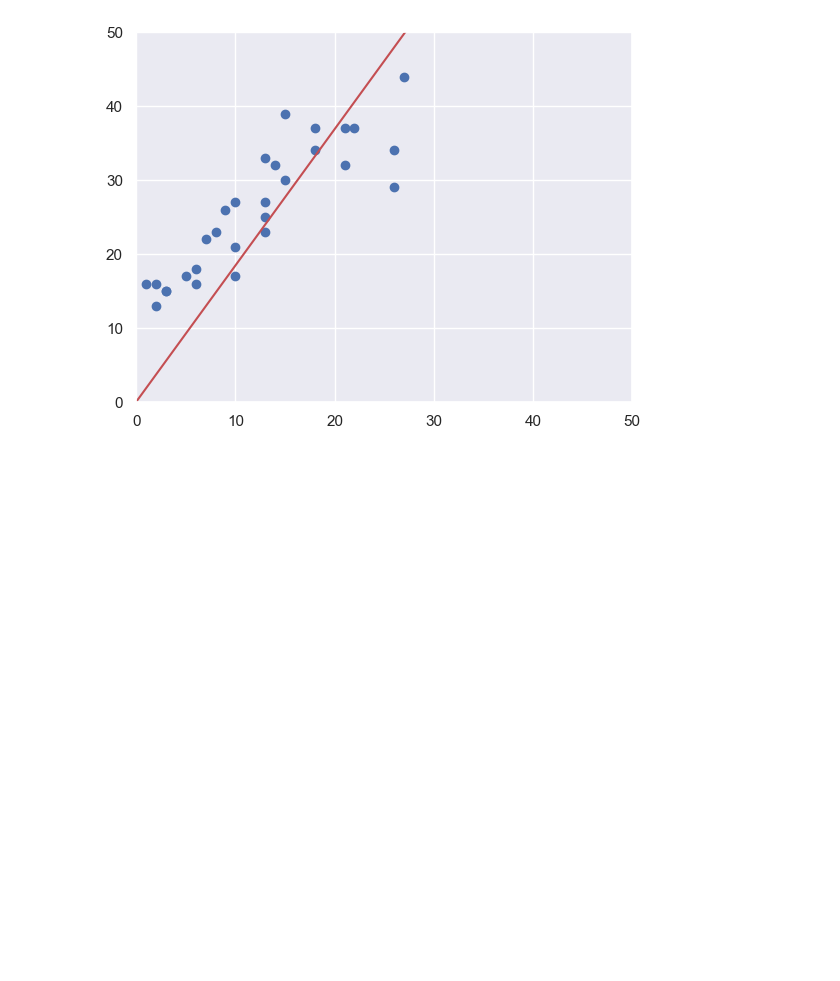
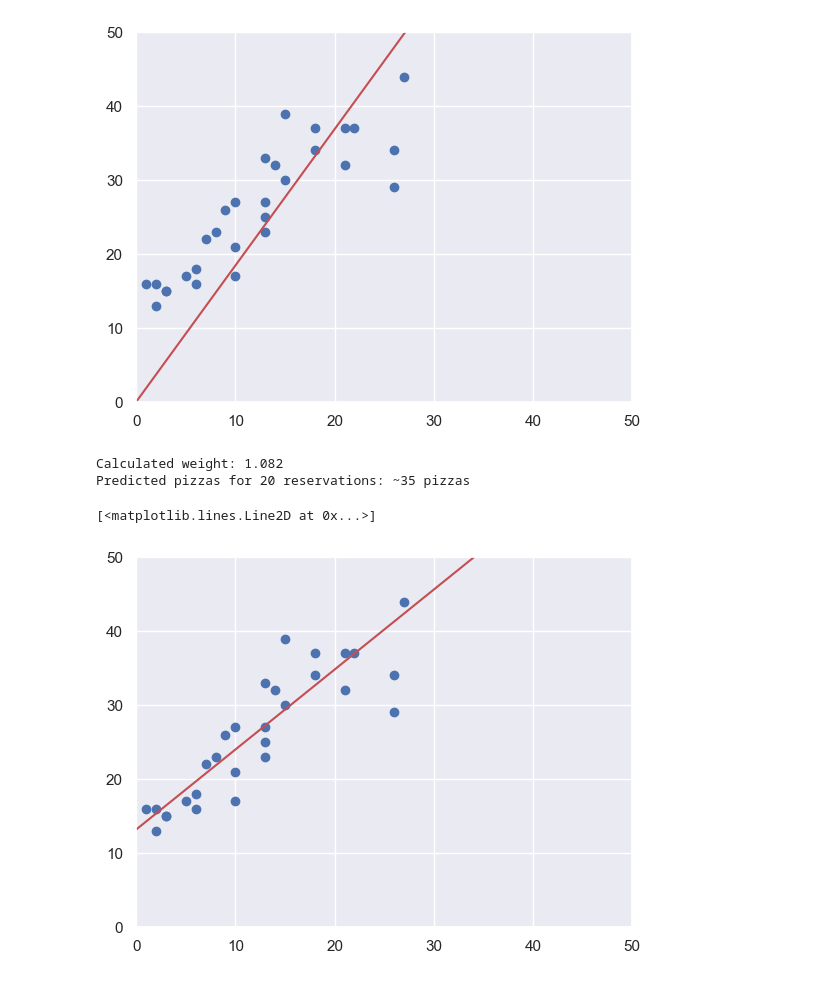
Before and after one commit to gcmoony/learning-ml, a Jupyter notebook: sandbox.ipynb, the cells around one changed output. Cells and saved outputs as stored; diff of their text form; code cells hidden in the pictures; blank space fills up the shorter version.

Commit message:
Added ability to update both weight and bias

```diff
--- a/sandbox.ipynb
+++ b/sandbox.ipynb
@@ -146,3 +146,59 @@ Calculated weight: 1.844
 Predicted pizzas for 20 reservations: ~37 pizzas
 [<matplotlib.lines.Line2D at 0x...>]
 [figure]
+# %%
+'''
+Let's start talking about bias.
+
+We're basically adding a y intercept to our function. The formula looks like:
+y-hat = x * w + b
+
+Where b is called "bias"
+We'll update the old functions as new ones
+'''
+
+def predict_bias(X, w, b):
+  return X * w + b
+
+def loss_bias(X, Y, w, b):
+  return np.average((predict_bias(X, w, b) - Y) ** 2)
+
+def train_bias(X, Y, iterations, lr, verbose = False):
+  w = b = 0
+  for i in range(iterations):
+    currentLoss = loss_bias(X, Y, w, b)
+    if(verbose):
+      print("Iteration %4d => Loss: %.6f" % (i, currentLoss))
+
+    # Now we're trying out bias to see if we can decrease error even further
+    if loss_bias(X, Y, w + lr, b) < currentLoss:
+      w += lr
+    elif loss_bias(X, Y, w - lr, b) < currentLoss:
+      w -= lr
+    elif loss_bias(X, Y, w, b + lr) < currentLoss:
+      b += lr
+    elif loss_bias(X, Y, w, b - lr) < currentLoss:
+      b -= lr
+    else:
+      return w, b
+
+  raise Exception("Couldn't converge within %d iterations" % iterations)
+
+
+# Let's try it out
+trainedWeight, trainedBias = train_bias(X, Y, 1000000, .001)
+print("Calculated weight: %.3f" % trainedWeight)
+
+reservations = 20
+print("Predicted pizzas for %d reservations: ~%.0f pizzas" % (reservations, predict_bias(reservations, trainedWeight, trainedBias)))
+
+plt.axis([0, 50, 0 , 50])
+plt.plot(X, Y, "bo")
+# Now we can add our bias, AKA y-intercept
+x_manual, y_manual = linear(trainedWeight, trainedBias)
+plt.plot(x_manual, y_manual, "r")
+# %% [output]
+Calculated weight: 1.082
+Predicted pizzas for 20 reservations: ~35 pizzas
+[<matplotlib.lines.Line2D at 0x...>]
+[figure, added]
```
